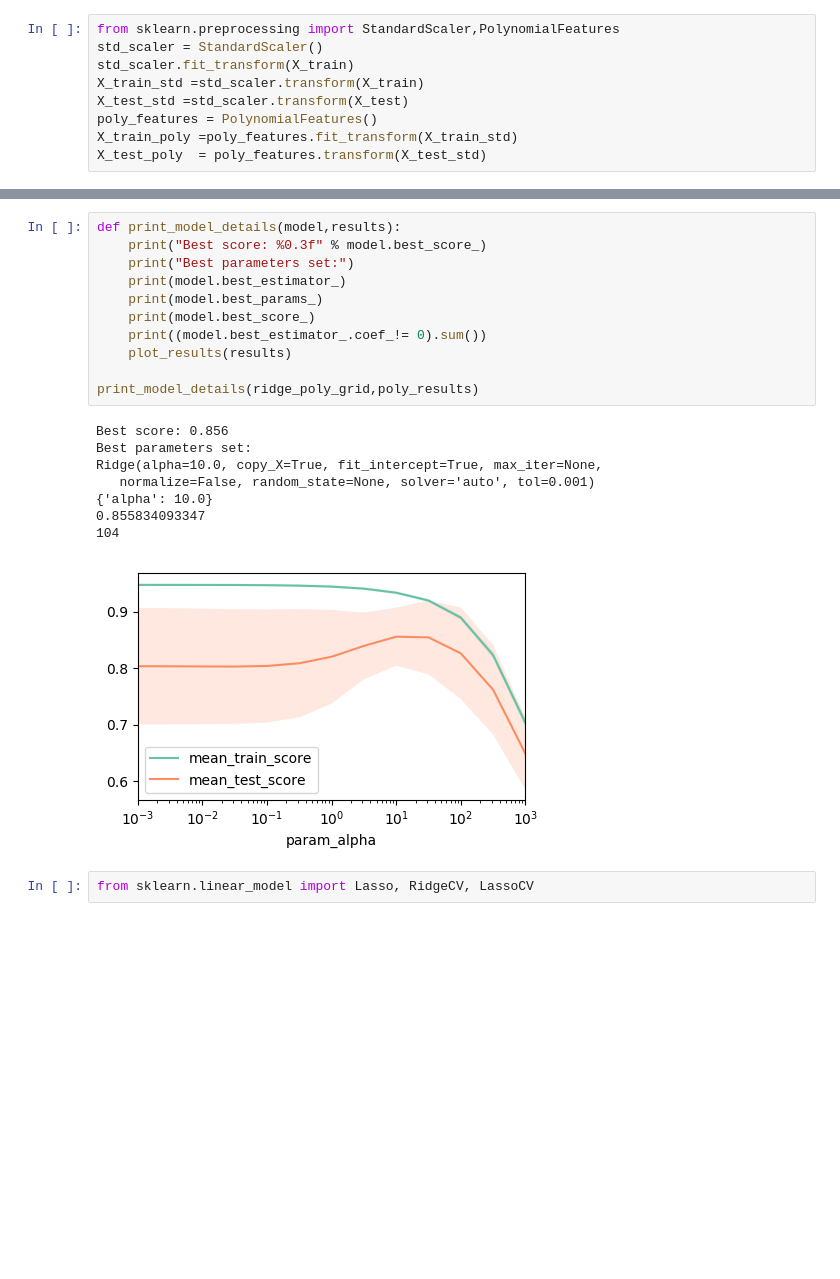
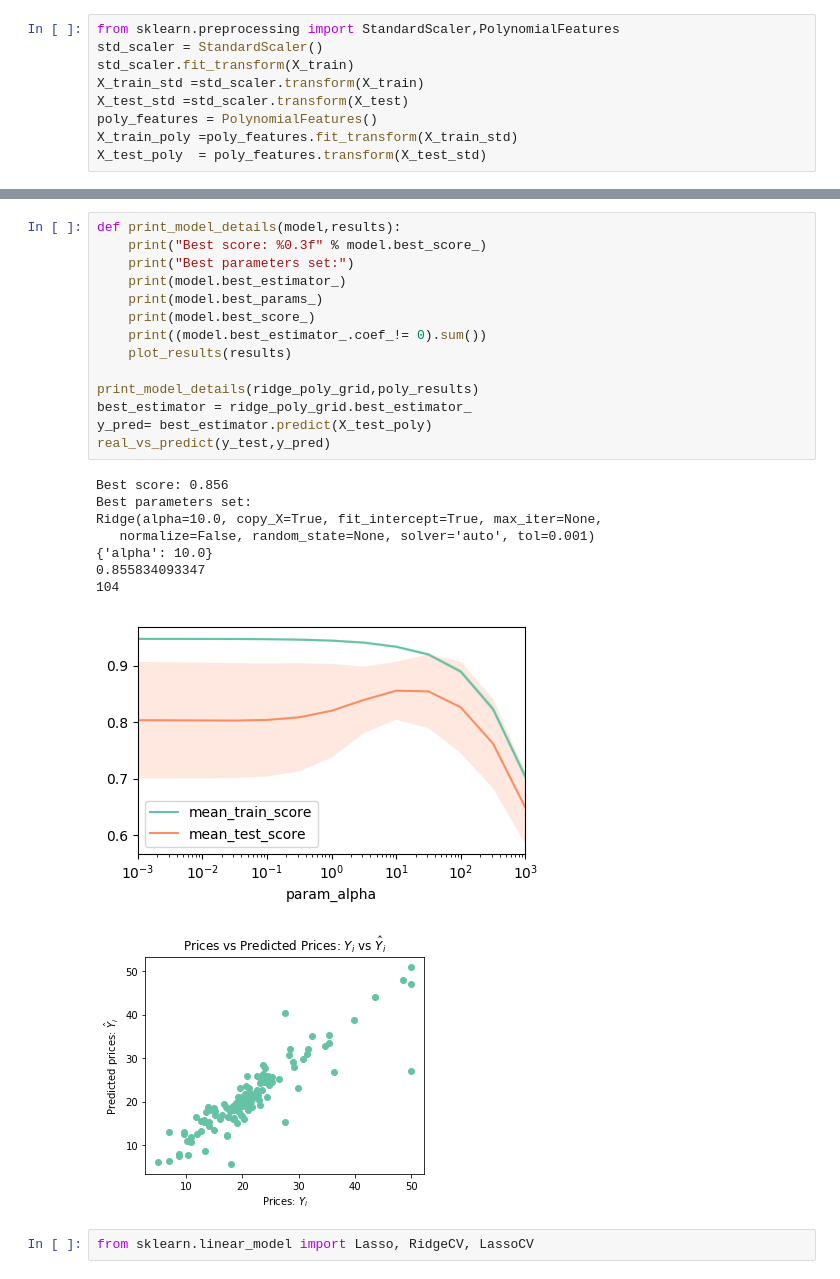
Before and after one commit to krishnamohan-seelam/AML, a Jupyter notebook: AML-LinearModels-Regression.ipynb, the cells around one changed output, grey strips where cells are left out. Saved outputs shown, nothing was run; the diff lists cells and outputs as text; blank space fills up the shorter version.

```diff
--- a/AML-LinearModels-Regression.ipynb
+++ b/AML-LinearModels-Regression.ipynb
@@ -149,23 +196,27 @@ poly_results.head()
 # %%
 def print_model_details(model,results):
     print("Best score: %0.3f" % model.best_score_)
     print("Best parameters set:")
     print(model.best_estimator_)
     print(model.best_params_)
     print(model.best_score_)
     print((model.best_estimator_.coef_!= 0).sum())
     plot_results(results)
 
 print_model_details(ridge_poly_grid,poly_results)
+best_estimator = ridge_poly_grid.best_estimator_
+y_pred= best_estimator.predict(X_test_poly)
+real_vs_predict(y_test,y_pred)
 # %% [output]
 Best score: 0.856
 Best parameters set:
 Ridge(alpha=10.0, copy_X=True, fit_intercept=True, max_iter=None,
    normalize=False, random_state=None, solver='auto', tol=0.001)
 {'alpha': 10.0}
 0.855834093347
 104
 [figure]
+[figure, added]
 # %%
 from sklearn.linear_model import Lasso, RidgeCV, LassoCV
 # %%
```
Also changed, not shown: parts of 15 cells of this notebook.
